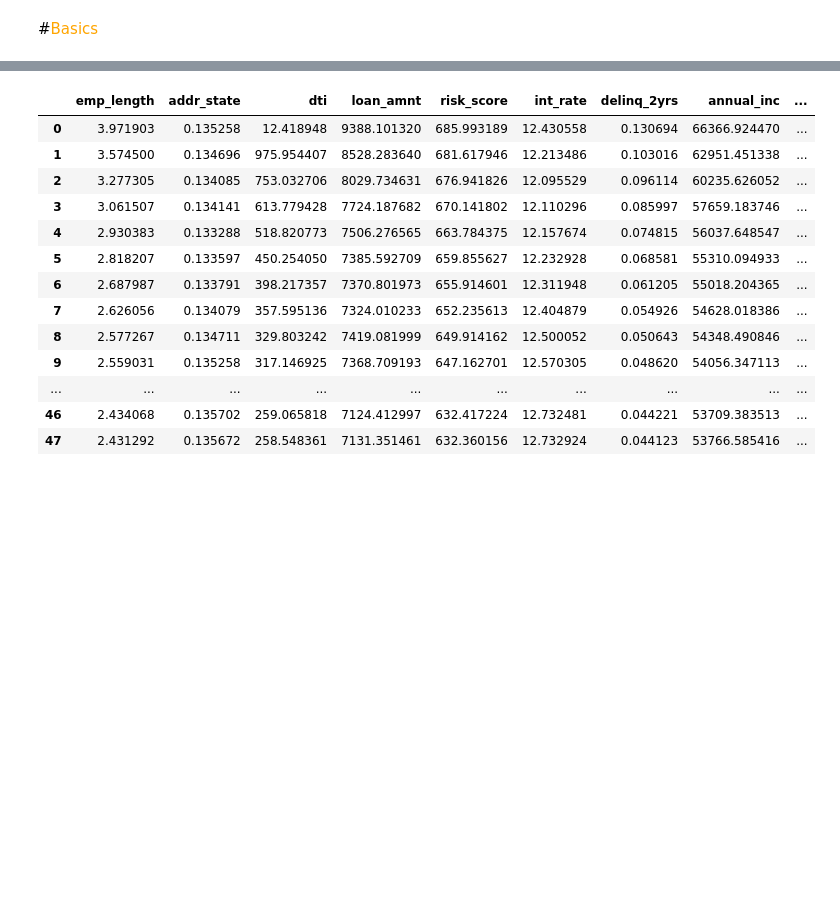
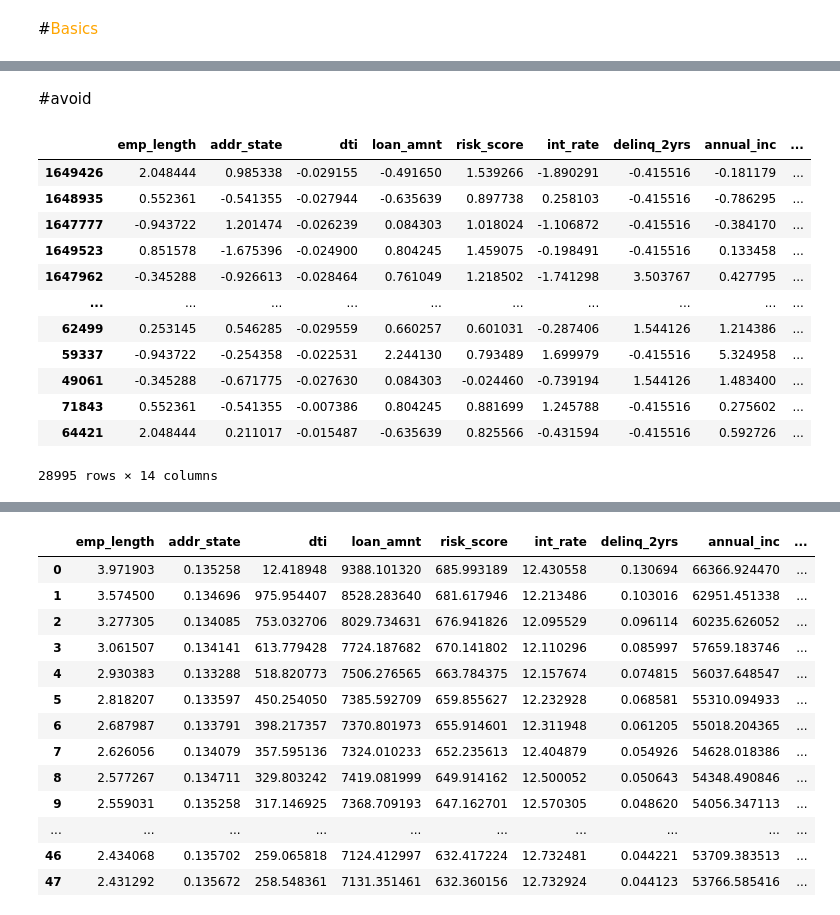
Before and after one commit to hiaac-finance/credit_pipeline, a Jupyter notebook: examples/playground ICMD.ipynb, the cells around one changed output, grey strips where cells are left out. Drawn from its saved outputs; the diff is of its cells as text; code cells hidden in the pictures; blank space fills up the shorter version.

```diff
--- a/examples/playground ICMD.ipynb
+++ b/examples/playground ICMD.ipynb
@@ -50,0 +120,2 @@ import seaborn as sns
+# %%
+datapath_ex = os.path.join(ri_datasets_path,f'Data/TN-{year}/{seed_number}/{size}-{p_value}-{contamination_threshold}.parquet')
@@ -92,0 +181,23 @@ X.shape
+# %%
+# def decode_parquet(seed_number = 120054, year = 2009, size = 1000,
+#         p_value = 0.07, contamination_threshold = 0.12, iteration = 1):
+iteration = 48
+
+datapath_ex = os.path.join(ri_datasets_path, f'Data/TN-{year}/{seed_number}/{size}-{p_value}-{contamination_threshold}.parquet')
+
+parquet_df = pd.read_parquet(datapath_ex)
+
+train_i = parquet_df.loc[(data_ex.first_it <= iteration) & (data_ex.first_it >=0) ,:]
+first_added = R_train.loc[R_train.index.intersection(train_i.index),:]
+# first_added = pd.concat([first_added, train_i], axis=1)
+
+not_added = parquet_df.loc[(data_ex.first_it==-1) ,:]
+df_left = R_train.loc[R_train.index.intersection(not_added.index),:]
+
+
+df_i = pd.concat([X_train, first_added], axis=0)
+df_i = pd.concat([df_i, train_i], axis=1)
+
+assert df_i.shape[0] == (X_train.shape[0] + first_added.shape[0])
+# %% [markdown]
+#avoid
@@ -93,2 +225,28 @@ X.shape
+# %%
+X = df_i.loc[:, ~df_i.columns.isin(['first_it', 'label'])]
+
+# Standardize the selected columns
+scaler = StandardScaler()
+X_scaled = scaler.fit_transform(X)
+
+# Convert the standardized result back to a DataFrame
+X_scaled_df = pd.DataFrame(X_scaled, columns=X.columns, index=X.index)
+
+df_scaled = pd.concat([X_scaled_df, df_i.loc[:, ['first_it', 'label']]], axis=1)
+df_scaled
+# %% [output]
+|  | emp_length | addr_state | dti | loan_amnt | risk_score | int_rate | delinq_2yrs | annual_inc | ... |
+| 1649426 | 2.048444 | 0.985338 | -0.029155 | -0.491650 | 1.539266 | -1.890291 | -0.415516 | -0.181179 | ... |
+| 1648935 | 0.552361 | -0.541355 | -0.027944 | -0.635639 | 0.897738 | 0.258103 | -0.415516 | -0.786295 | ... |
+| 1647777 | -0.943722 | 1.201474 | -0.026239 | 0.084303 | 1.018024 | -1.106872 | -0.415516 | -0.384170 | ... |
+| 1649523 | 0.851578 | -1.675396 | -0.024900 | 0.804245 | 1.459075 | -0.198491 | -0.415516 | 0.133458 | ... |
+| 1647962 | -0.345288 | -0.926613 | -0.028464 | 0.761049 | 1.218502 | -1.741298 | 3.503767 | 0.427795 | ... |
+| ... | ... | ... | ... | ... | ... | ... | ... | ... | ... |
+| 62499 | 0.253145 | 0.546285 | -0.029559 | 0.660257 | 0.601031 | -0.287406 | 1.544126 | 1.214386 | ... |
+| 59337 | -0.943722 | -0.254358 | -0.022531 | 2.244130 | 0.793489 | 1.699979 | -0.415516 | 5.324958 | ... |
+| 49061 | -0.345288 | -0.671775 | -0.027630 | 0.084303 | -0.024460 | -0.739194 | 1.544126 | 1.483400 | ... |
+| 71843 | 0.552361 | -0.541355 | -0.007386 | 0.804245 | 0.881699 | 1.245788 | -0.415516 | 0.275602 | ... |
+| 64421 | 2.048444 | 0.211017 | -0.015487 | -0.635639 | 0.825566 | -0.431594 | -0.415516 | 0.592726 | ... |
+28995 rows × 14 columns
 # %%
 pca = PCA(n_components=2, random_state = seed_number)  # Reduce to 2 dimensions for visualization
```
Also changed, not shown: parts of 27 cells of this notebook, 4 other files.
